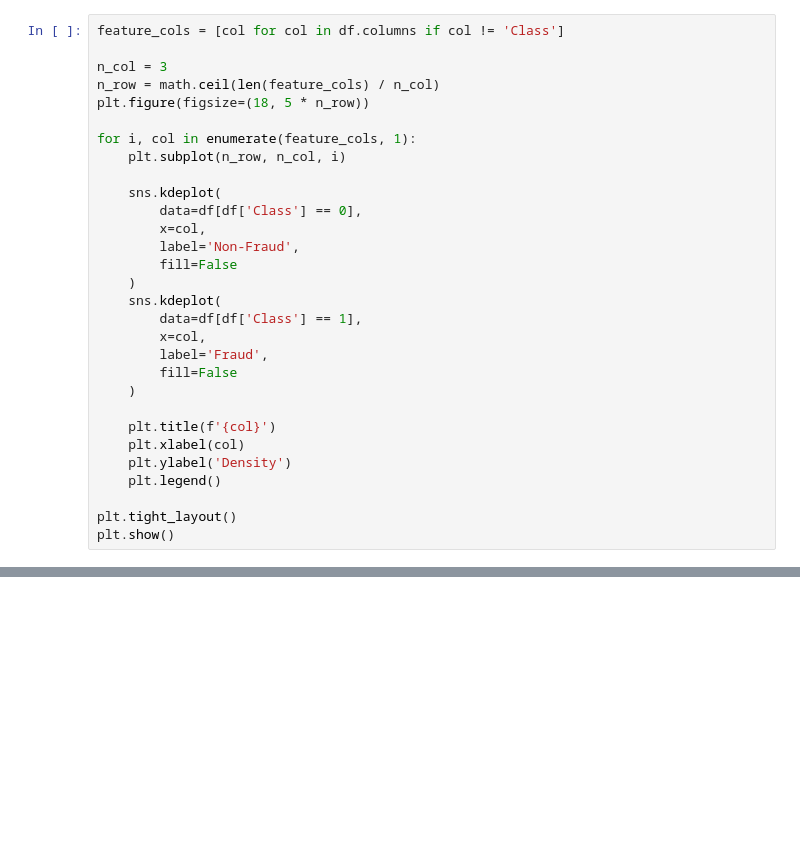
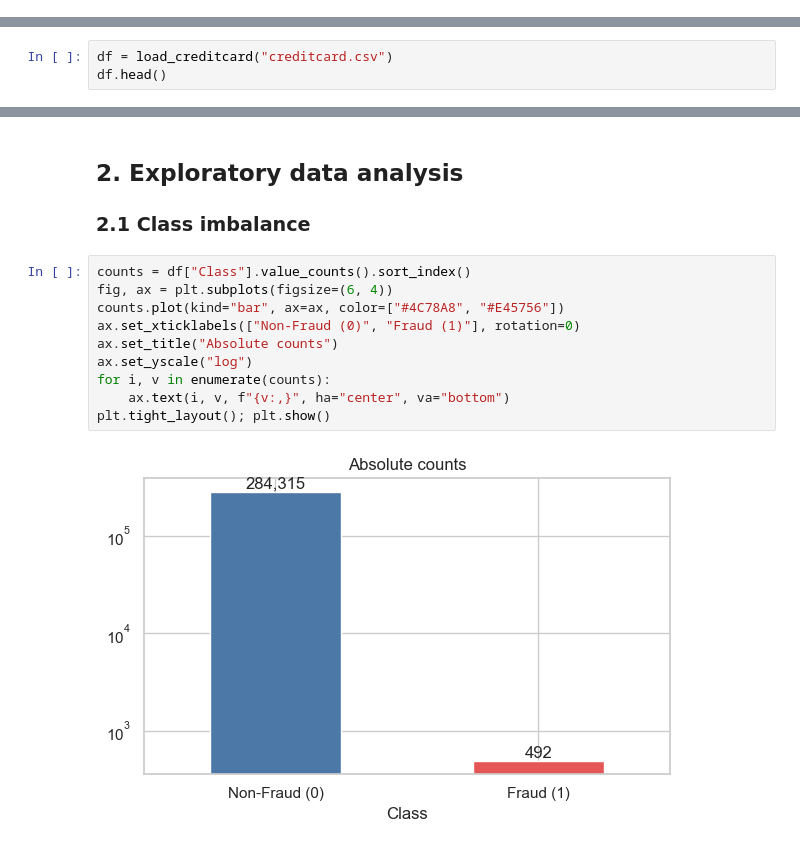
Before and after one commit to arambianton/fraud_detection, a Jupyter notebook: main.ipynb, the cells around one changed output, grey strips where cells are left out. Saved outputs shown, nothing was run; the diff lists cells and outputs as text; blank space fills up the shorter version.

```diff
--- a/main.ipynb
+++ b/main.ipynb
@@ -180,30 +0,0 @@ The goal of this analysis is to understand whether the classes differ in their f
-# %%
-feature_cols = [col for col in df.columns if col != 'Class']
-
-n_col = 3
-n_row = math.ceil(len(feature_cols) / n_col)
-plt.figure(figsize=(18, 5 * n_row))
-
-for i, col in enumerate(feature_cols, 1):
-    plt.subplot(n_row, n_col, i)
-
-    sns.kdeplot(
-        data=df[df['Class'] == 0],
-        x=col,
-        label='Non-Fraud',
-        fill=False
-    )
-    sns.kdeplot(
-        data=df[df['Class'] == 1],
-        x=col,
-        label='Fraud',
-        fill=False
-    )
-
-    plt.title(f'{col}')
-    plt.xlabel(col)
-    plt.ylabel('Density')
-    plt.legend()
-
-plt.tight_layout()
-plt.show()
@@ -533,0 +61,3 @@ The results show that boosting-based models are highly effective for fraud detec
+# %%
+df = load_creditcard("creditcard.csv")
+df.head()
@@ -533,0 +101,16 @@ The results show that boosting-based models are highly effective for fraud detec
+# %% [markdown]
+## 2. Exploratory data analysis
+
+### 2.1 Class imbalance
+# %%
+counts = df["Class"].value_counts().sort_index()
+fig, ax = plt.subplots(figsize=(6, 4))
+counts.plot(kind="bar", ax=ax, color=["#4C78A8", "#E45756"])
+ax.set_xticklabels(["Non-Fraud (0)", "Fraud (1)"], rotation=0)
+ax.set_title("Absolute counts")
+ax.set_yscale("log")
+for i, v in enumerate(counts):
+    ax.text(i, v, f"{v:,}", ha="center", va="bottom")
+plt.tight_layout(); plt.show()
+# %% [output]
+[figure, added]
```
Also changed, not shown: parts of 98 cells of this notebook, 4 other files.
